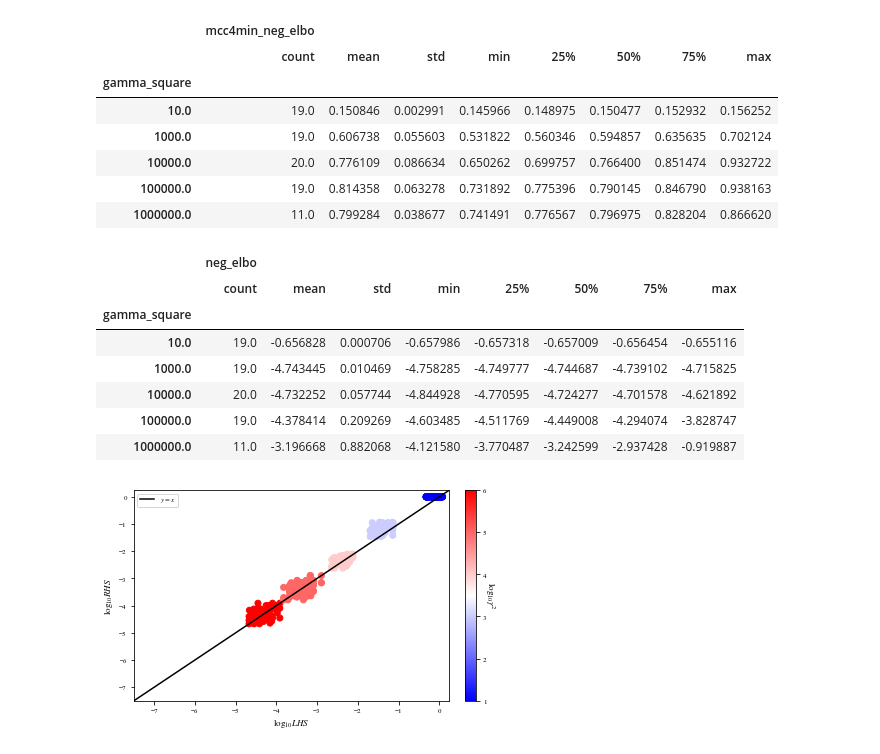
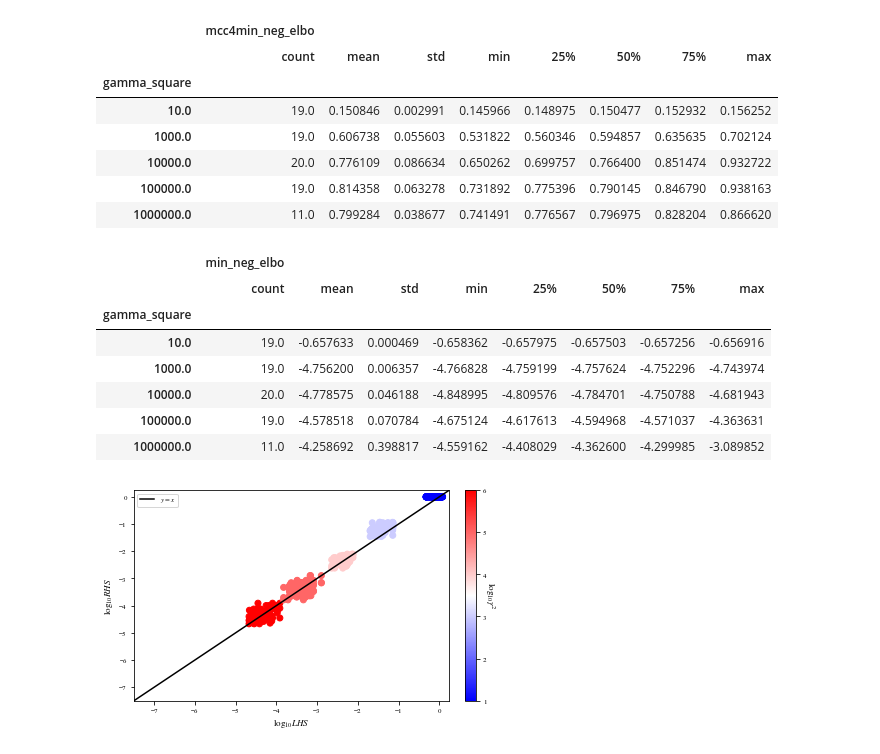
Before and after one commit to rpatrik96/ima-vae, a Jupyter notebook: notebooks/synth_plots.ipynb, the cells around one changed output. Cells and saved outputs as stored; diff of their text form; code cells hidden in the pictures.

```diff
--- a/notebooks/synth_plots.ipynb
+++ b/notebooks/synth_plots.ipynb
@@ -135,16 +135,16 @@ runs_df[[ "mcc4min_neg_elbo", "gamma_square"]].groupby("gamma_square").describe(
 | 100000.0 | 19.0 | 0.814358 | 0.063278 | 0.731892 | 0.775396 | 0.790145 | 0.846790 | 0.938163 |
 | 1000000.0 | 11.0 | 0.799284 | 0.038677 | 0.741491 | 0.776567 | 0.796975 | 0.828204 | 0.866620 |
 # %%
-runs_df[[ "neg_elbo", "gamma_square"]].groupby("gamma_square").describe()
+runs_df[[ "min_neg_elbo", "gamma_square"]].groupby("gamma_square").describe()
 # %% [output]
-|  | neg_elbo |  |  |  |  |  |  |  |
+|  | min_neg_elbo |  |  |  |  |  |  |  |
 |  | count | mean | std | min | 25% | 50% | 75% | max |
 | gamma_square |  |  |  |  |  |  |  |  |
-| 10.0 | 19.0 | -0.656828 | 0.000706 | -0.657986 | -0.657318 | -0.657009 | -0.656454 | -0.655116 |
-| 1000.0 | 19.0 | -4.743445 | 0.010469 | -4.758285 | -4.749777 | -4.744687 | -4.739102 | -4.715825 |
-| 10000.0 | 20.0 | -4.732252 | 0.057744 | -4.844928 | -4.770595 | -4.724277 | -4.701578 | -4.621892 |
-| 100000.0 | 19.0 | -4.378414 | 0.209269 | -4.603485 | -4.511769 | -4.449008 | -4.294074 | -3.828747 |
-| 1000000.0 | 11.0 | -3.196668 | 0.882068 | -4.121580 | -3.770487 | -3.242599 | -2.937428 | -0.919887 |
+| 10.0 | 19.0 | -0.657633 | 0.000469 | -0.658362 | -0.657975 | -0.657503 | -0.657256 | -0.656916 |
+| 1000.0 | 19.0 | -4.756200 | 0.006357 | -4.766828 | -4.759199 | -4.757624 | -4.752296 | -4.743974 |
+| 10000.0 | 20.0 | -4.778575 | 0.046188 | -4.848995 | -4.809576 | -4.784701 | -4.750788 | -4.681943 |
+| 100000.0 | 19.0 | -4.578518 | 0.070784 | -4.675124 | -4.617613 | -4.594968 | -4.571037 | -4.363631 |
+| 1000000.0 | 11.0 | -4.258692 | 0.398817 | -4.559162 | -4.408029 | -4.362600 | -4.299985 | -3.089852 |
 # %%
 df_rhs = pd.DataFrame(runs_df[[col for col in runs_df.columns if "rhs" in col]].stack().droplevel(1), columns=["rhs"])
 df_lhs = pd.DataFrame(runs_df[[col for col in runs_df.columns if "sigma" in col]].stack().droplevel(1), columns=["lhs"])
```
